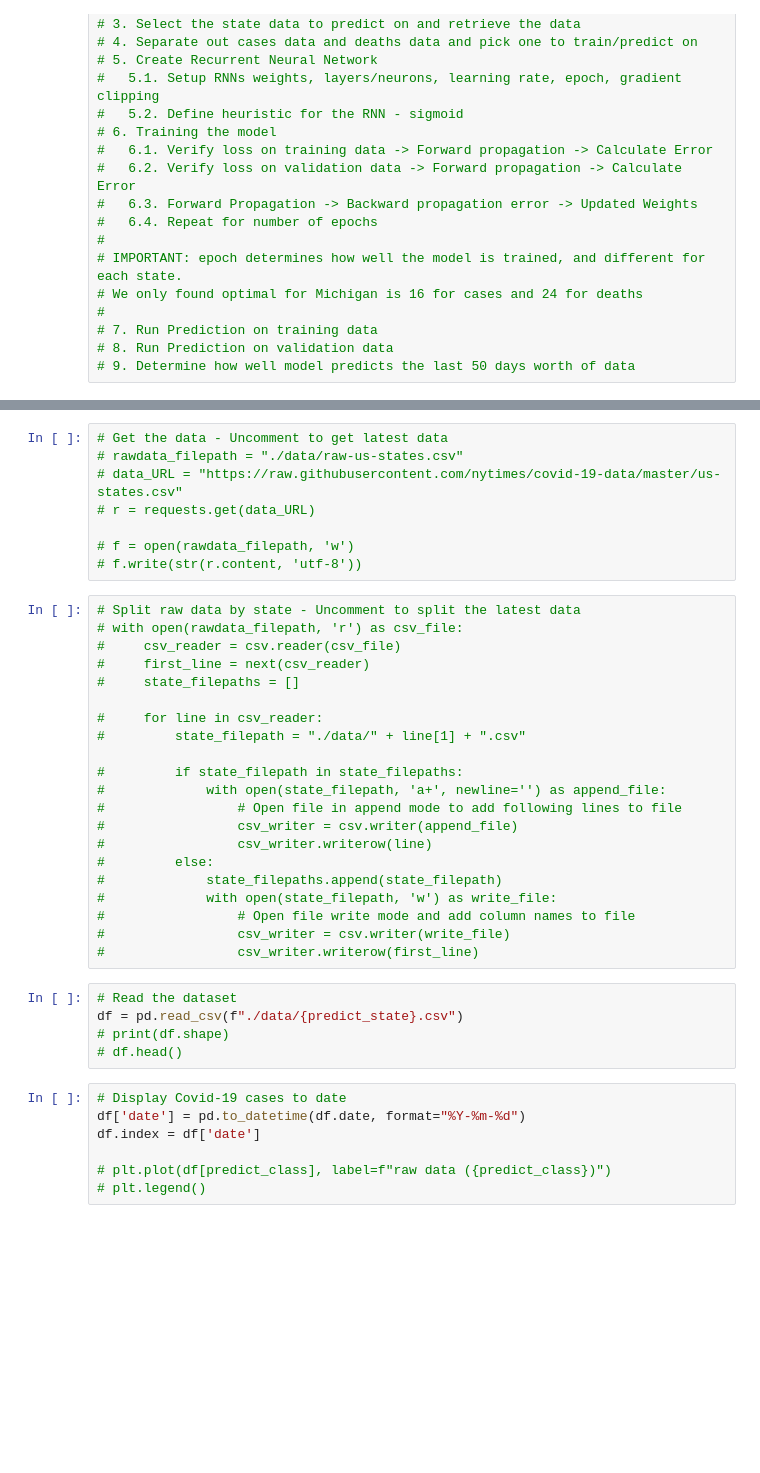
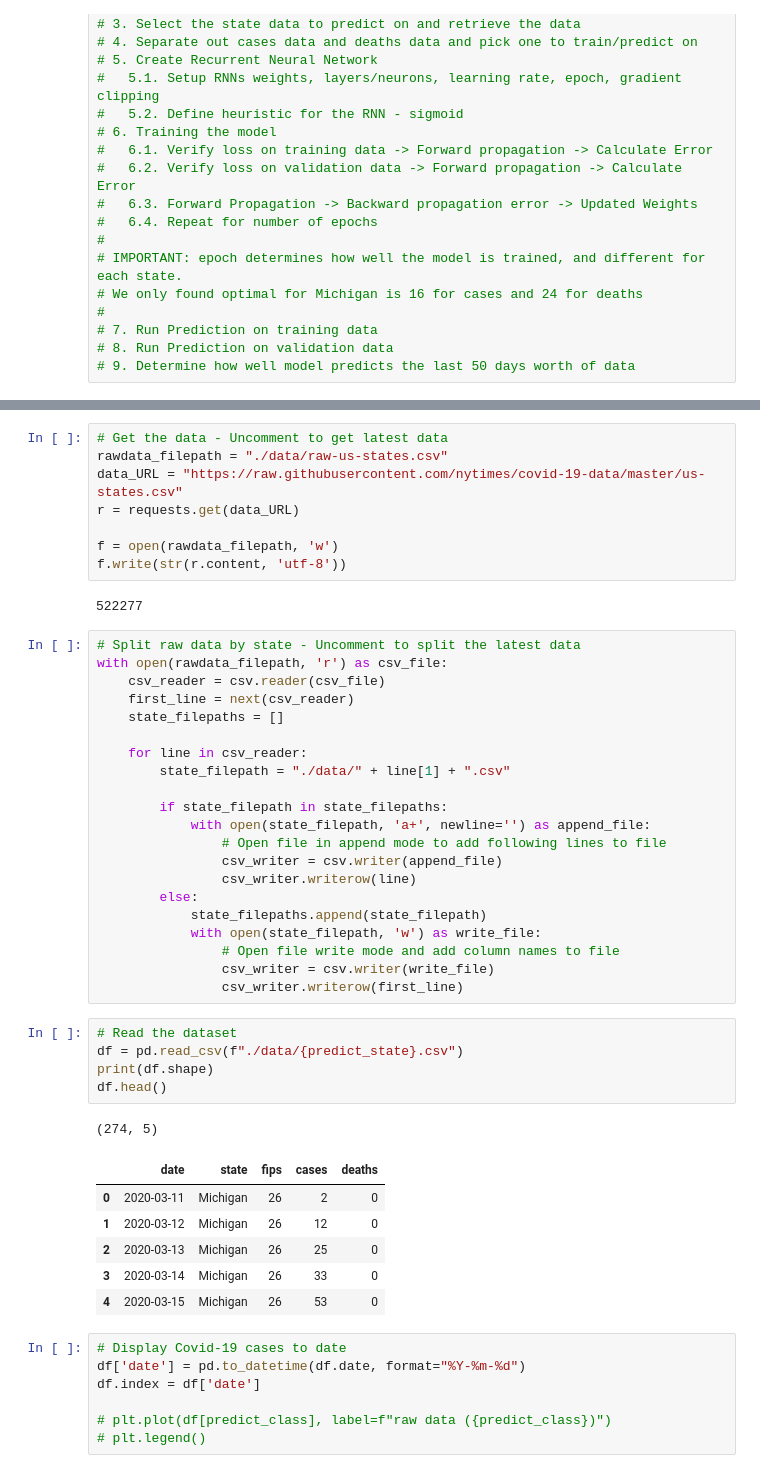
Before and after one commit to sunuwara/CIS365_CovidPrediction, a Jupyter notebook: covid_prediction.ipynb, the cells around one changed output, grey strips where cells are left out. Cells and saved outputs as stored; diff of their text form; blank space fills up the shorter version.

```diff
--- a/covid_prediction.ipynb
+++ b/covid_prediction.ipynb
@@ -43,37 +43,47 @@ predict_state = "Wyoming"
 # %%
 # Get the data - Uncomment to get latest data
-# rawdata_filepath = "./data/raw-us-states.csv"
-# data_URL = "https://raw.githubusercontent.com/nytimes/covid-19-data/master/us-states.csv"
-# r = requests.get(data_URL)
+rawdata_filepath = "./data/raw-us-states.csv"
+data_URL = "https://raw.githubusercontent.com/nytimes/covid-19-data/master/us-states.csv"
+r = requests.get(data_URL)
 
-# f = open(rawdata_filepath, 'w')
-# f.write(str(r.content, 'utf-8'))
+f = open(rawdata_filepath, 'w')
+f.write(str(r.content, 'utf-8'))
+# %% [output]
+522277
 # %%
 # Split raw data by state - Uncomment to split the latest data
-# with open(rawdata_filepath, 'r') as csv_file:
-#     csv_reader = csv.reader(csv_file)
-#     first_line = next(csv_reader)
-#     state_filepaths = []
+with open(rawdata_filepath, 'r') as csv_file:
+    csv_reader = csv.reader(csv_file)
+    first_line = next(csv_reader)
+    state_filepaths = []
 
-#     for line in csv_reader:
-#         state_filepath = "./data/" + line[1] + ".csv"
+    for line in csv_reader:
+        state_filepath = "./data/" + line[1] + ".csv"
 
-#         if state_filepath in state_filepaths:
-#             with open(state_filepath, 'a+', newline='') as append_file:
-#                 # Open file in append mode to add following lines to file
-#                 csv_writer = csv.writer(append_file)
-#                 csv_writer.writerow(line)
-#         else:
-#             state_filepaths.append(state_filepath)
-#             with open(state_filepath, 'w') as write_file:
-#                 # Open file write mode and add column names to file
-#                 csv_writer = csv.writer(write_file)
-#                 csv_writer.writerow(first_line)
+        if state_filepath in state_filepaths:
+            with open(state_filepath, 'a+', newline='') as append_file:
+                # Open file in append mode to add following lines to file
+                csv_writer = csv.writer(append_file)
+                csv_writer.writerow(line)
+        else:
+            state_filepaths.append(state_filepath)
+            with open(state_filepath, 'w') as write_file:
+                # Open file write mode and add column names to file
+                csv_writer = csv.writer(write_file)
+                csv_writer.writerow(first_line)
 # %%
 # Read the dataset
 df = pd.read_csv(f"./data/{predict_state}.csv")
-# print(df.shape)
-# df.head()
+print(df.shape)
+df.head()
+# %% [output]
+(274, 5)
+|  | date | state | fips | cases | deaths |
+| 0 | 2020-03-11 | Michigan | 26 | 2 | 0 |
+| 1 | 2020-03-12 | Michigan | 26 | 12 | 0 |
+| 2 | 2020-03-13 | Michigan | 26 | 25 | 0 |
+| 3 | 2020-03-14 | Michigan | 26 | 33 | 0 |
+| 4 | 2020-03-15 | Michigan | 26 | 53 | 0 |
 # %%
 # Display Covid-19 cases to date
 df['date'] = pd.to_datetime(df.date, format="%Y-%m-%d")
```
Also changed, not shown: parts of 4 cells of this notebook, 56 other files.
